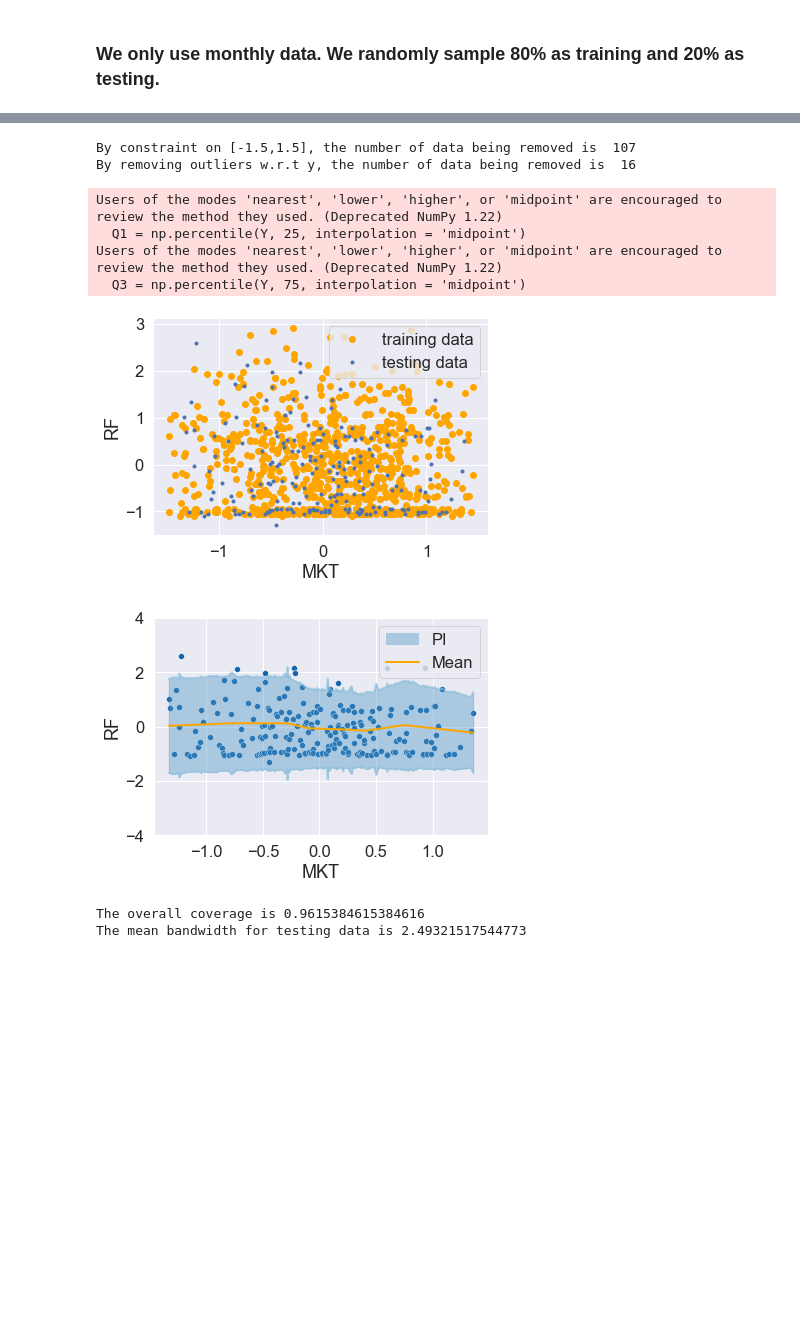
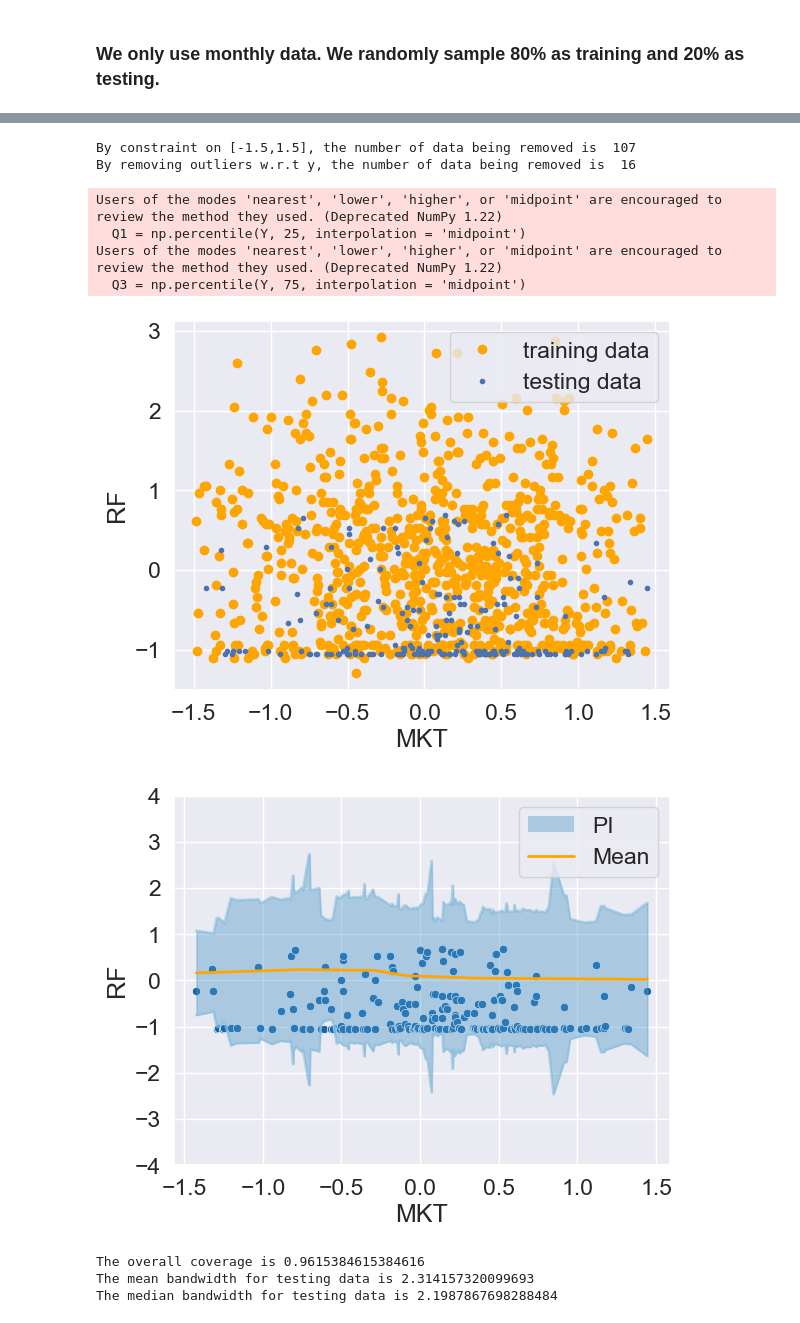
Before and after one commit to JiaweiGe0416/PI, a Jupyter notebook: FFData/FFData.ipynb, the cells around one changed output, grey strips where cells are left out. Drawn from its saved outputs; the diff is of its cells as text; code cells hidden in the pictures; blank space fills up the shorter version.

```diff
--- a/FFData/FFData.ipynb
+++ b/FFData/FFData.ipynb
@@ -457,8 +457,10 @@ def my_plot(X_t,Y_t,M_t,V_t,X_axis="X", Y_axis="Y",ylim=[-3,3]):
     # plt.savefig("plot.png", dpi=300)
     coverage = (np.power(Y_t[:,0]-M_t[:,0], 2) <= V_t[:,0]).mean()
     bandwidth = np.mean(V_t[:,0])
+    bandwidth_med = np.median(V_t[:,0])
     print("The overall coverage is", coverage)
     print("The mean bandwidth for testing data is", bandwidth)
+    print("The median bandwidth for testing data is", bandwidth_med)
 # %%
 # read the data
 data = pd.read_csv('FFData.CSV')
@@ -748,8 +755,8 @@ Data = Data[index_keep[:,0].tolist(),:]
 
 print("By removing outliers w.r.t y, the number of data being removed is ", Y.shape[0]-Data.shape[0])
 
-np.random.seed(5)
-np.random.shuffle(Data)
+# np.random.seed(100)
+# np.random.shuffle(Data)
 train_idx = int(Data.shape[0] * 0.8)
 train_data, test_data = np.split(Data, [train_idx])
 X_pre = train_data[:,0].reshape(-1,1)
@@ -799,34 +806,35 @@ m4,Q4_opt,Q4_adj,Q4_t = est_quantile("gb",quantile[3],X_pre,Y_pre,X_opt,X_adj,X_
 
 # construct estimator matrix
 E_opt = np.hstack(((Q1_opt-M_opt)**2, (Q2_opt-M_opt)**2, (Q3_opt-M_opt)**2, (Q4_opt-M_opt)**2, var_opt))
 E_opt = E_opt.T
 E_adj = np.hstack(((Q1_adj-M_adj)**2, (Q2_adj-M_adj)**2, (Q3_adj-M_adj)**2, (Q4_adj-M_adj)**2, var_adj))
 E_adj = E_adj.T
 E_t = np.hstack(((Q1_t-M_t)**2, (Q2_t-M_t)**2, (Q3_t-M_t)**2, (Q4_t-M_t)**2, var_t))
 E_t = E_t.T
 
 # solve optimization problem
 
 optimal_weight, V100_adj, V100_t = solve_opt(X_opt,Y_opt, M_opt, M_adj, M_t, X_adj, X_t, "aug", E_opt, E_adj, E_t)
 #V100_adj, V100_t = solve_opt(X_opt,Y_opt, M_opt, M_adj, M_t, X_adj, X_t, "rkhs_poly", degree = 3)
 #V100_adj, V100_t = solve_opt(X_opt,Y_opt, M_opt, M_adj, M_t, X_adj, X_t, "rkhs_rbf", sigma = 2)
 
 # adjust interval
 alpha = 0.05
 delta = interval_adj(X_adj,Y_adj,M_adj,V100_adj,alpha)
 
 # plot
 #my_plot(X_t,Y_t,M_t,V100_t)
 V_alpha_t = delta*V100_t
 my_plot(X_t,Y_t,M_t,V_alpha_t,X_axis = X_axis, Y_axis = Y_axis,ylim = [-4,4])
 # %% [output]
 By constraint on [-1.5,1.5], the number of data being removed is  107
 By removing outliers w.r.t y, the number of data being removed is  16
 Users of the modes 'nearest', 'lower', 'higher', or 'midpoint' are encouraged to review the method they used. (Deprecated NumPy 1.22)
   Q1 = np.percentile(Y, 25, interpolation = 'midpoint')
 Users of the modes 'nearest', 'lower', 'higher', or 'midpoint' are encouraged to review the method they used. (Deprecated NumPy 1.22)
   Q3 = np.percentile(Y, 75, interpolation = 'midpoint')
-[figure, old version]
+[figure, new version]
-[figure, old version]
+[figure, new version]
 The overall coverage is 0.9615384615384616
-The mean bandwidth for testing data is 2.49321517544773
+The mean bandwidth for testing data is 2.314157320099693
+The median bandwidth for testing data is 2.1987867698288484
```
Also changed, not shown: parts of 2 cells of this notebook, 6 other files.
